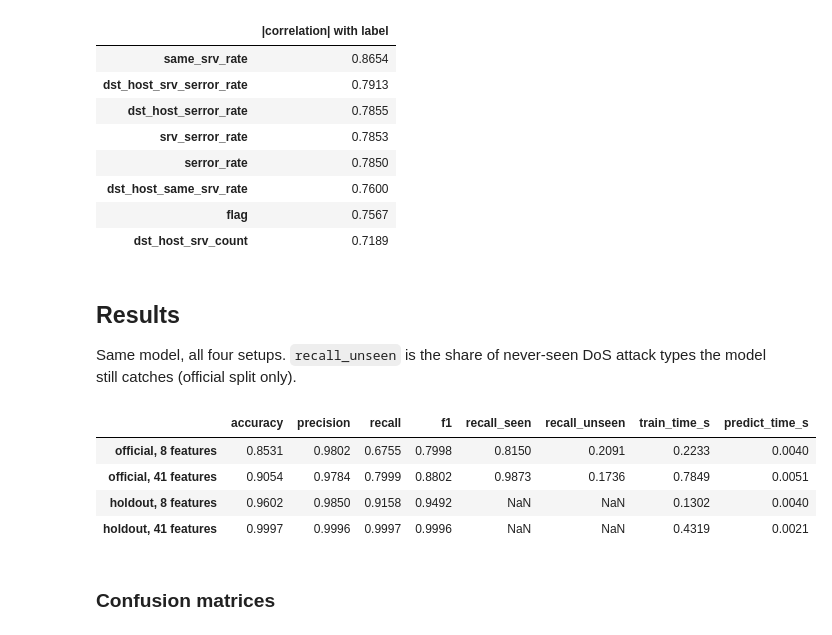
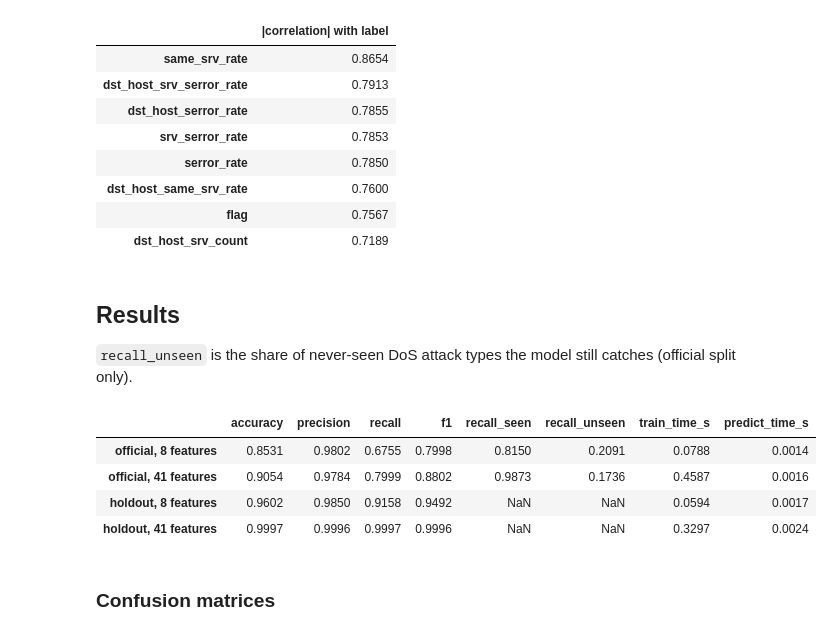
Before and after one commit to jr-cho/ml-network-anomaly-detection, a Jupyter notebook: notebooks/03_decision_tree.ipynb, the cells around one changed output. Cells and saved outputs as stored; diff of their text form; code cells hidden in the pictures.

```diff
--- a/notebooks/03_decision_tree.ipynb
+++ b/notebooks/03_decision_tree.ipynb
@@ -45,19 +42,15 @@ Unseen DoS rows in official test: 1717
 # %% [markdown]
 ## Results
 
-Same model, all four setups. `recall_unseen` is the share of never-seen DoS attack types the model still catches (official split only).
+`recall_unseen` is the share of never-seen DoS attack types the model still catches (official split only).
-# %%
-results, matrices = {}, {}
-for (split, n), d in data.items():
-    r = run(MODELS["decision_tree"](), d)
-    matrices[(split, n)] = r.pop("confusion_matrix")
-    results[f"{split}, {n} features"] = r
-metrics_table(results)
-# %% [output]
-|  | accuracy | precision | recall | f1 | recall_seen | recall_unseen | train_time_s | predict_time_s |
-| official, 8 features | 0.8531 | 0.9802 | 0.6755 | 0.7998 | 0.8150 | 0.2091 | 0.2233 | 0.0040 |
-| official, 41 features | 0.9054 | 0.9784 | 0.7999 | 0.8802 | 0.9873 | 0.1736 | 0.7849 | 0.0051 |
-| holdout, 8 features | 0.9602 | 0.9850 | 0.9158 | 0.9492 | NaN | NaN | 0.1302 | 0.0040 |
-| holdout, 41 features | 0.9997 | 0.9996 | 0.9997 | 0.9996 | NaN | NaN | 0.4319 | 0.0021 |
+# %%
+results = evaluate_all(MODELS["decision_tree"], data)
+metrics_table(results)
+# %% [output]
+|  | accuracy | precision | recall | f1 | recall_seen | recall_unseen | train_time_s | predict_time_s |
+| official, 8 features | 0.8531 | 0.9802 | 0.6755 | 0.7998 | 0.8150 | 0.2091 | 0.0788 | 0.0014 |
+| official, 41 features | 0.9054 | 0.9784 | 0.7999 | 0.8802 | 0.9873 | 0.1736 | 0.4587 | 0.0016 |
+| holdout, 8 features | 0.9602 | 0.9850 | 0.9158 | 0.9492 | NaN | NaN | 0.0594 | 0.0017 |
+| holdout, 41 features | 0.9997 | 0.9996 | 0.9997 | 0.9996 | NaN | NaN | 0.3297 | 0.0024 |
 # %% [markdown]
 ### Confusion matrices
```
Also changed, not shown: parts of 13 cells of this notebook, 37 other files.
